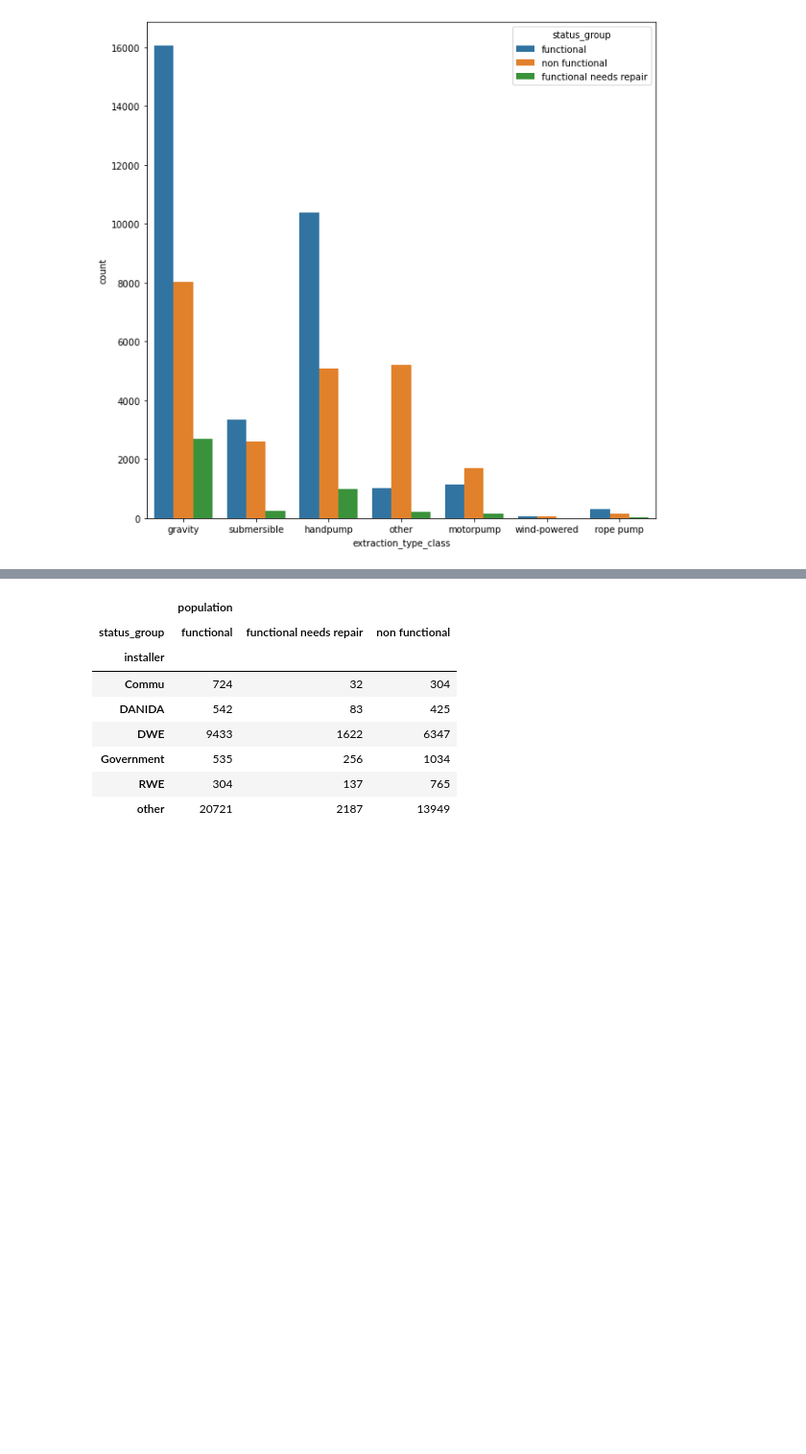
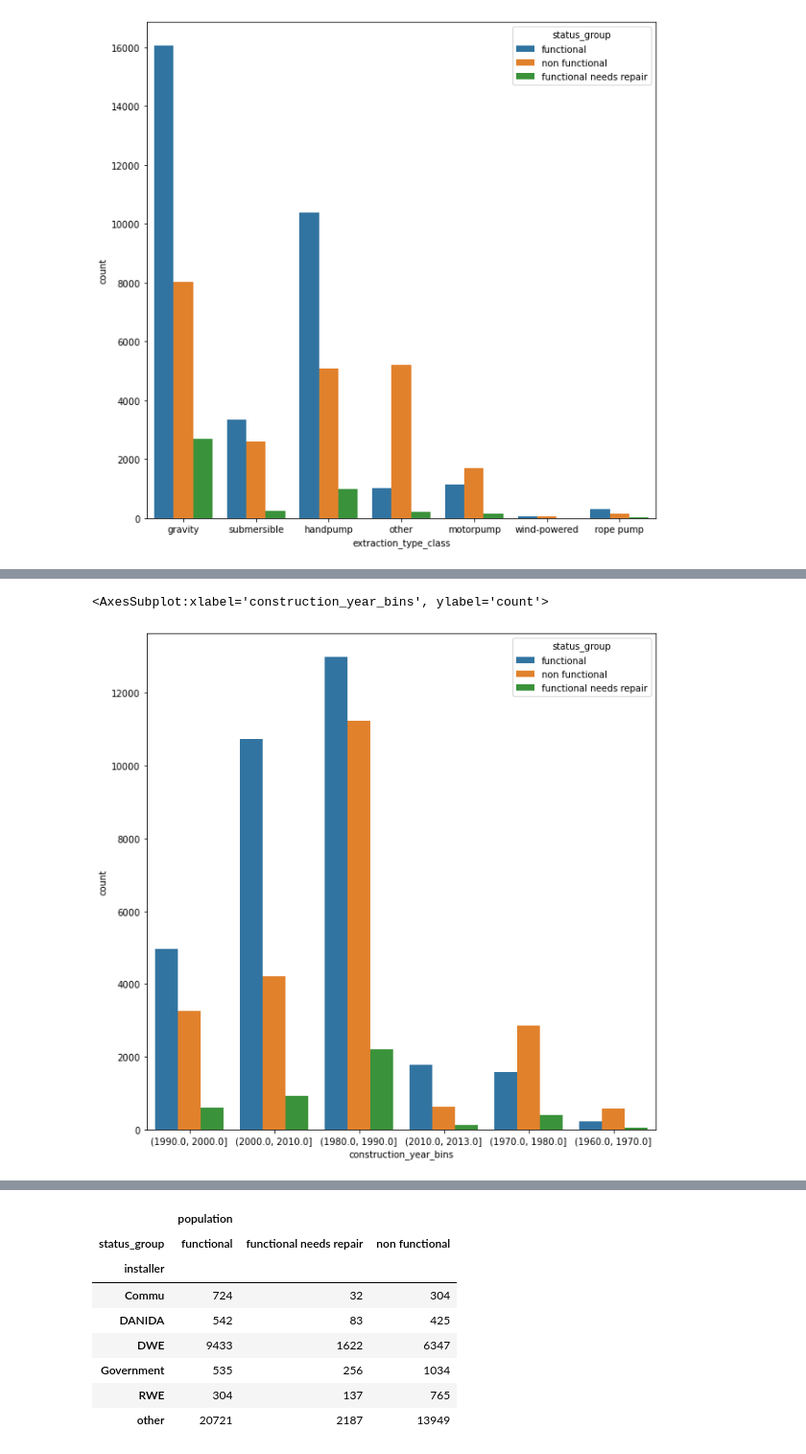
Before and after one commit to OlgertHasko/Tanzanian-Water-Wells, a Jupyter notebook: Madoria's Journal.ipynb, the cells around one changed output, grey strips where cells are left out. Shown at 96% size. Cells and saved outputs as stored; diff of their text form; code cells hidden in the pictures; blank space fills up the shorter version.

```diff
--- a/Madoria's Journal.ipynb
+++ b/Madoria's Journal.ipynb
@@ -227,0 +222,6 @@ sns.countplot(x=train_clean['extraction_type_class'], hue=train_clean['status_gr
+# %%
+plt.figure(figsize=(10, 10))
+sns.countplot(x=train_clean['construction_year_bins'], hue=train_clean['status_group'])
+# %% [output]
+<AxesSubplot:xlabel='construction_year_bins', ylabel='count'>
+[figure, added]
```
Also changed, not shown: parts of 8 cells of this notebook, 2 other files.
